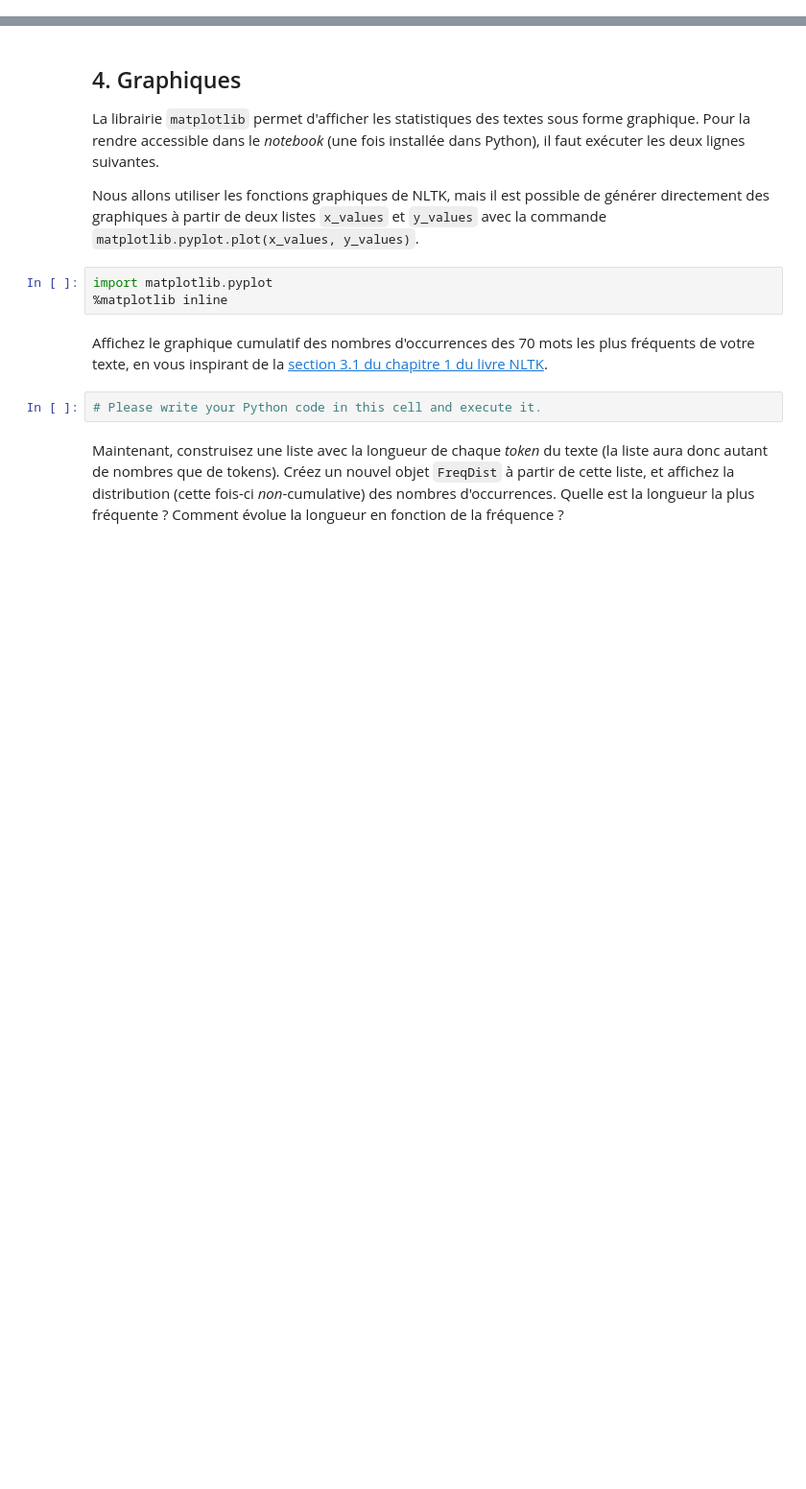
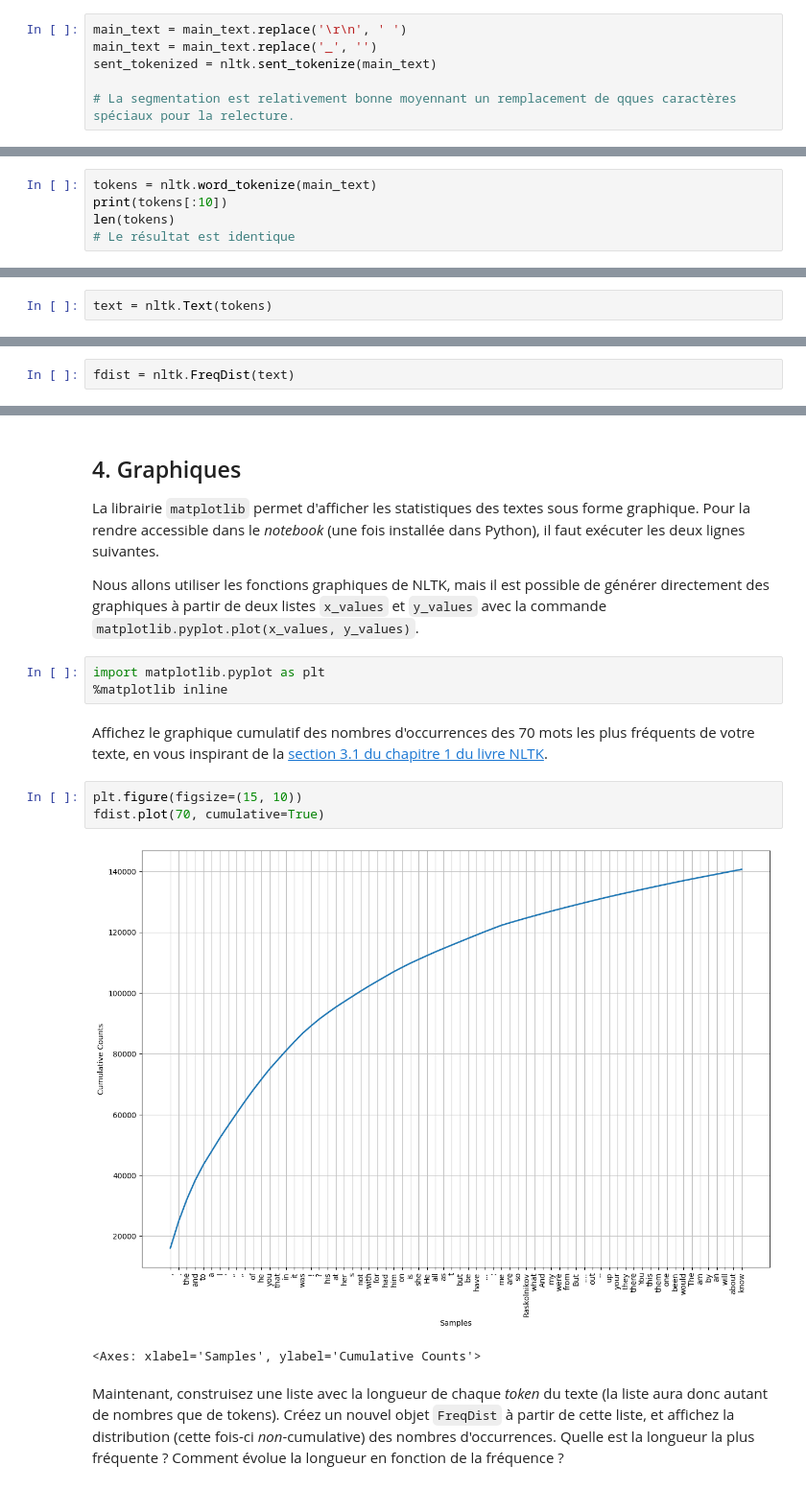
Before and after one commit to bchollet/TAL-LABOS, a Jupyter notebook: LABO1/TAL_Labo1b_student.ipynb, the cells around one changed output, grey strips where cells are left out. Shown at 96% size. Drawn from its saved outputs; the diff is of its cells as text; blank space fills up the shorter version.

```diff
--- a/LABO1/TAL_Labo1b_student.ipynb
+++ b/LABO1/TAL_Labo1b_student.ipynb
@@ -107,3 +93,9 @@ Vous allez maintenant segmenter le texte en phrases et les écrire dans un fichi
+# %%
+main_text = main_text.replace('\r\n', ' ')
+main_text = main_text.replace('_', '')
+sent_tokenized = nltk.sent_tokenize(main_text)
+
+# La segmentation est relativement bonne moyennant un remplacement de qques caractères spéciaux pour la relecture.
 # %% [markdown]
 Enregistrez le résultat au format texte, en écrivant chaque phrase sur une ligne.  Vérifiez le résultat en examinant le fichier avec un éditeur de texte.
 # %%
@@ -146,0 +147,5 @@ Il est également possible de *tokeniser un texte sans le segmenter préalableme
+# %%
+tokens = nltk.word_tokenize(main_text)
+print(tokens[:10])
+len(tokens)
+# Le résultat est identique
@@ -162,2 +168,4 @@ Créez et stockez dans une variable un objet `nltk.Text` à partir de la liste d
+# %%
+text = nltk.Text(tokens)
 # %% [markdown]
 Le [chapitre 1 du livre NLTK](http://www.nltk.org/book/ch01.html) montre des exemples d'opérations que l'on peut effectuer sur un objet `nltk.Text`.  Par exemple, on peut afficher les occurrences d'un mot et leur contexte immédiat avec la méthode `concordance`, ou trouver des mots qui ont des contextes semblables à un mot donné avec `similar`.  Veuillez expérimenter ci-dessous avec ces deux méthodes et afficher un résultat à chaque fois.
@@ -187,2 +247,4 @@ Veuillez construire la distribution de fréquences de votre texte.
+# %%
+fdist = nltk.FreqDist(text)
 # %% [markdown]
 Affichez les mots qui ont plus de 4 lettres parmi les 70 mots les plus fréquents.
@@ -194,11 +260,15 @@ La librairie `matplotlib` permet d'afficher les statistiques des textes sous for
 
 Nous allons utiliser les fonctions graphiques de NLTK, mais il est possible de générer directement des graphiques à partir de deux listes `x_values` et `y_values` avec la commande `matplotlib.pyplot.plot(x_values, y_values)`.
 # %%
-import matplotlib.pyplot
+import matplotlib.pyplot as plt
 %matplotlib inline
 # %% [markdown]
 Affichez le graphique cumulatif des nombres d'occurrences des 70 mots les plus fréquents de votre texte, en vous inspirant de la  [section 3.1 du chapitre 1 du livre NLTK](http://www.nltk.org/book/ch01.html#frequency-distributions).
-# %%
-# Please write your Python code in this cell and execute it.
+# %%
+plt.figure(figsize=(15, 10))
+fdist.plot(70, cumulative=True)
+# %% [output]
+[figure, added]
+<Axes: xlabel='Samples', ylabel='Cumulative Counts'>
 # %% [markdown]
 Maintenant, construisez une liste avec la longueur de chaque _token_ du texte (la liste aura donc autant de nombres que de tokens).  Créez un nouvel objet `FreqDist` à partir de cette liste, et affichez la distribution (cette fois-ci _non_-cumulative) des nombres d'occurrences.  Quelle est la longueur la plus fréquente ?  Comment évolue la longueur en fonction de la fréquence ?
```
Also changed, not shown: parts of 30 cells of this notebook, 2 other files.
